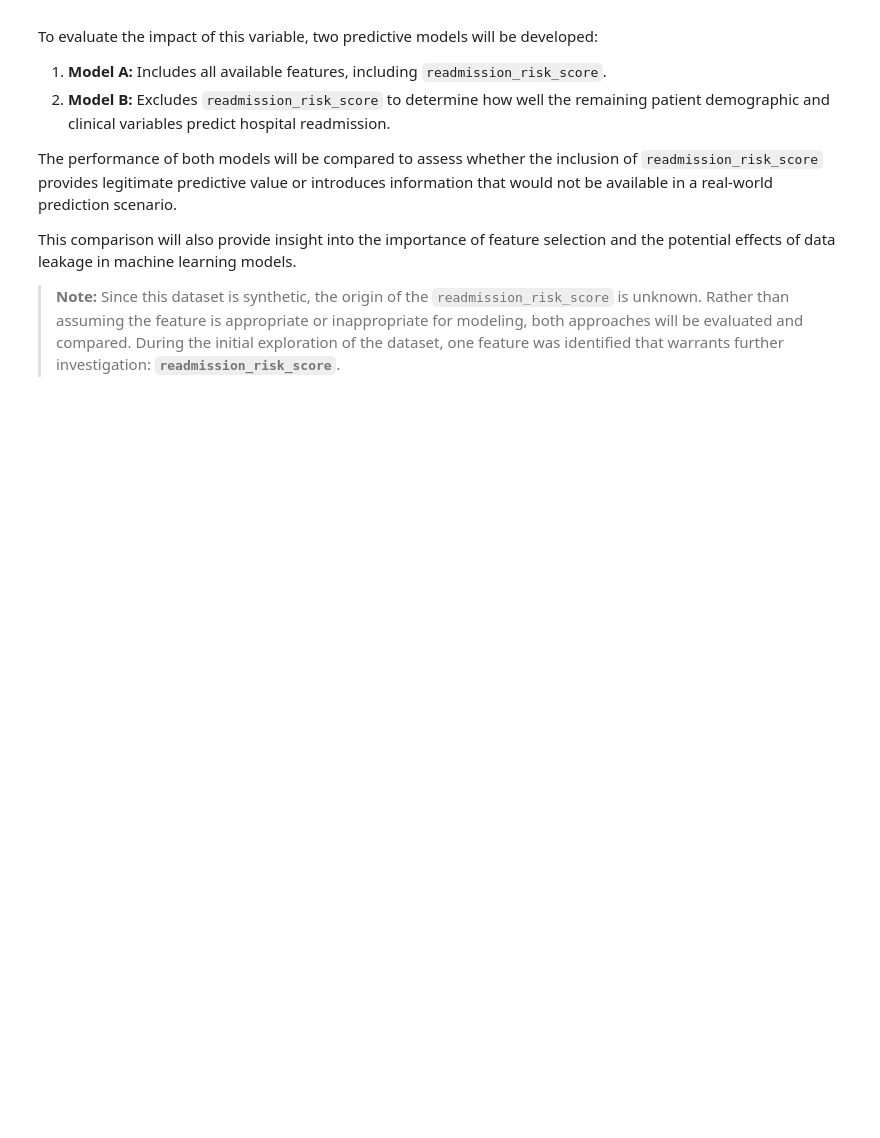
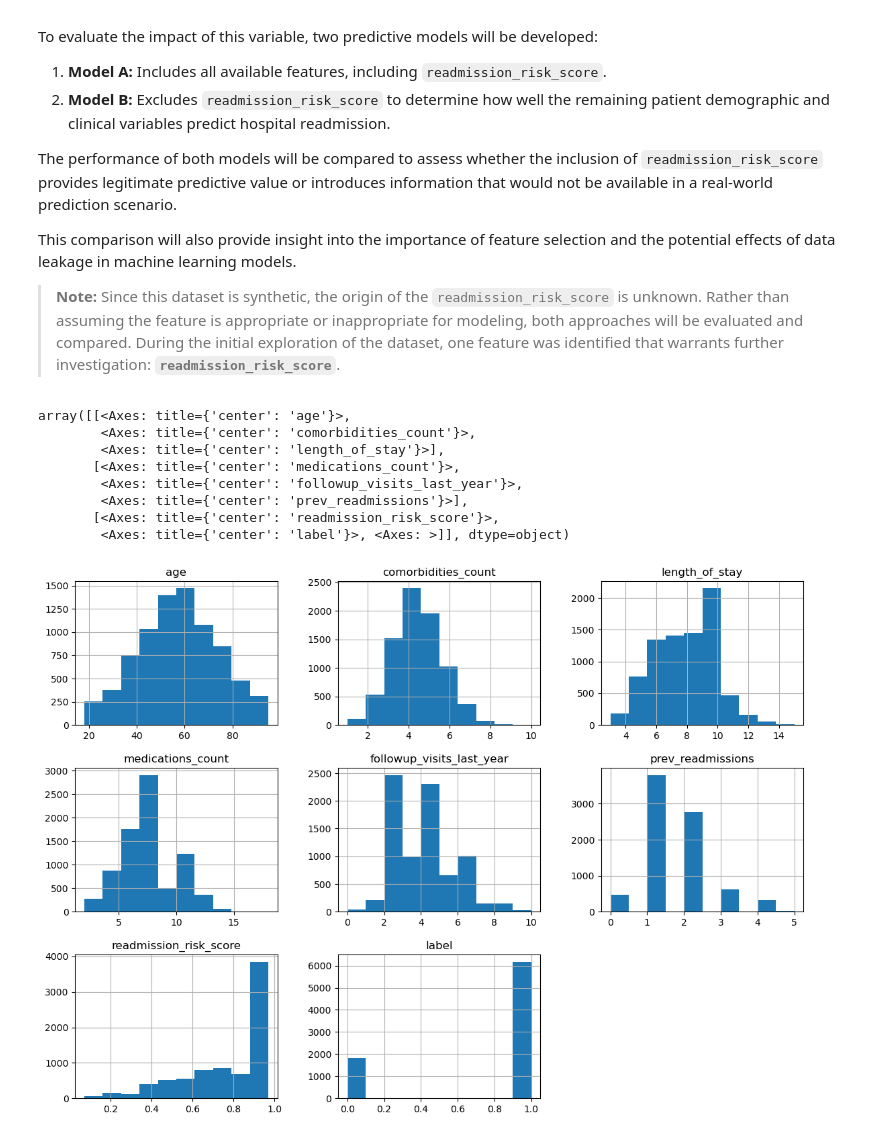
Before and after one commit to royphelps1/hospital-readmission-analysis, a Jupyter notebook: notebooks/01_exploratory_data_analysis.ipynb, the cells around one changed output. Drawn from its saved outputs; the diff is of its cells as text; code cells hidden in the pictures; blank space fills up the shorter version.

```diff
--- a/notebooks/01_exploratory_data_analysis.ipynb
+++ b/notebooks/01_exploratory_data_analysis.ipynb
@@ -147,3 +147,16 @@ This comparison will also provide insight into the importance of feature selecti
 
 > **Note:** Since this dataset is synthetic, the origin of the `readmission_risk_score` is unknown. Rather than assuming the feature is appropriate or inappropriate for modeling, both approaches will be evaluated and compared.
 During the initial exploration of the dataset, one feature was identified that warrants further investigation: **`readmission_risk_score`**.
+# %%
+# Histograms for numaric values
+df.hist(figsize=(14,10))
+# %% [output]
+array([[<Axes: title={'center': 'age'}>,
+        <Axes: title={'center': 'comorbidities_count'}>,
+        <Axes: title={'center': 'length_of_stay'}>],
+       [<Axes: title={'center': 'medications_count'}>,
+        <Axes: title={'center': 'followup_visits_last_year'}>,
+        <Axes: title={'center': 'prev_readmissions'}>],
+       [<Axes: title={'center': 'readmission_risk_score'}>,
+        <Axes: title={'center': 'label'}>, <Axes: >]], dtype=object)
+[figure, added]
```
Also changed, not shown: parts of 4 cells of this notebook.
